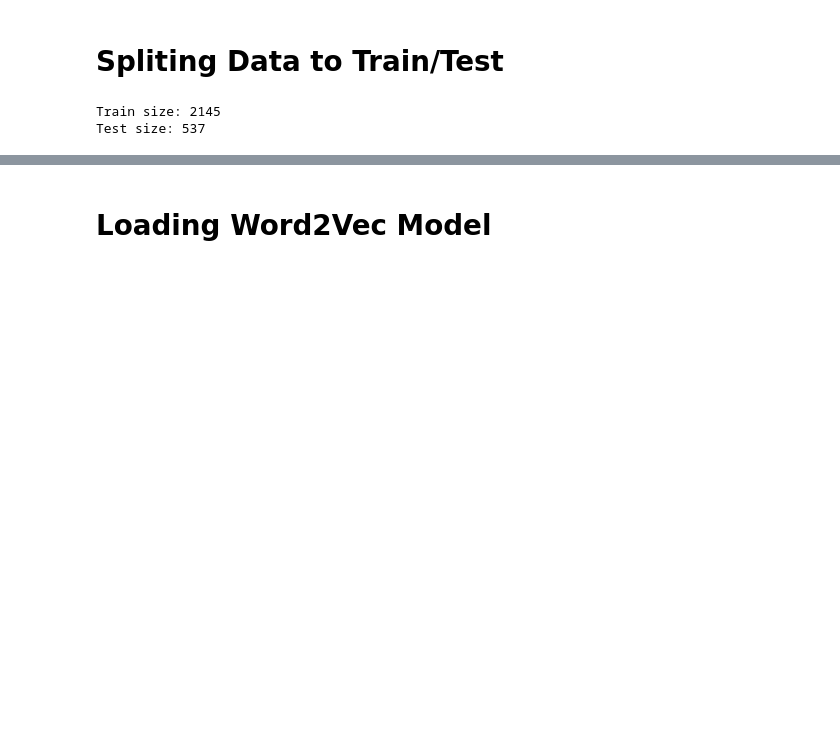
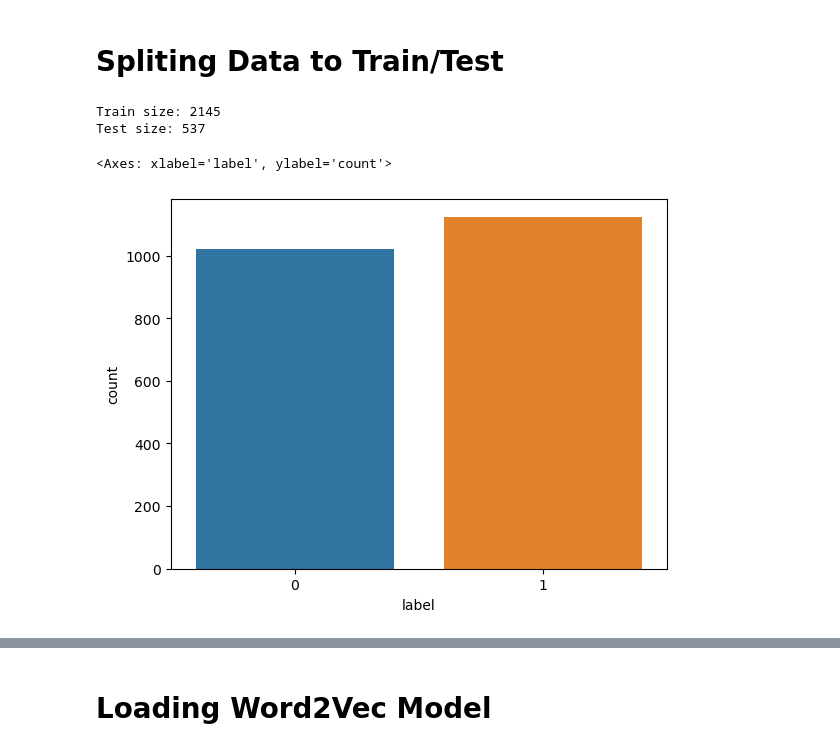
Before and after one commit to BakiTech/sentiment_analysis_on_moroccan_arabic_dialect, a Jupyter notebook: model_building&training.ipynb, the cells around one changed output, grey strips where cells are left out. Drawn from its saved outputs; the diff is of its cells as text; code cells hidden in the pictures; blank space fills up the shorter version.

```diff
--- a/model_building&training.ipynb
+++ b/model_building&training.ipynb
@@ -40,3 +37,8 @@ print( "Train size:", X_train.shape[0], '\nTest size:', X_test.shape[0])
 # %% [output]
 Train size: 2145
 Test size: 537
+# %%
+sns.countplot( x=y_train)
+# %% [output]
+<Axes: xlabel='label', ylabel='count'>
+[figure, added]
```
Also changed, not shown: parts of 11 cells of this notebook, 3 other files.
